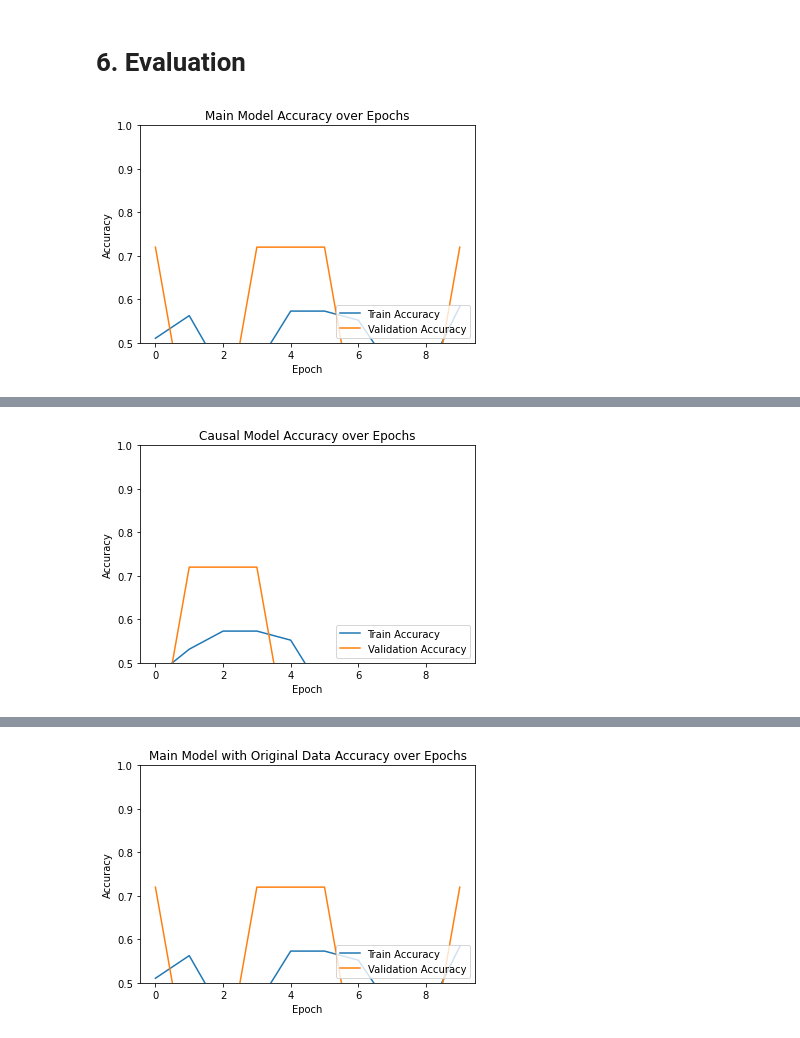
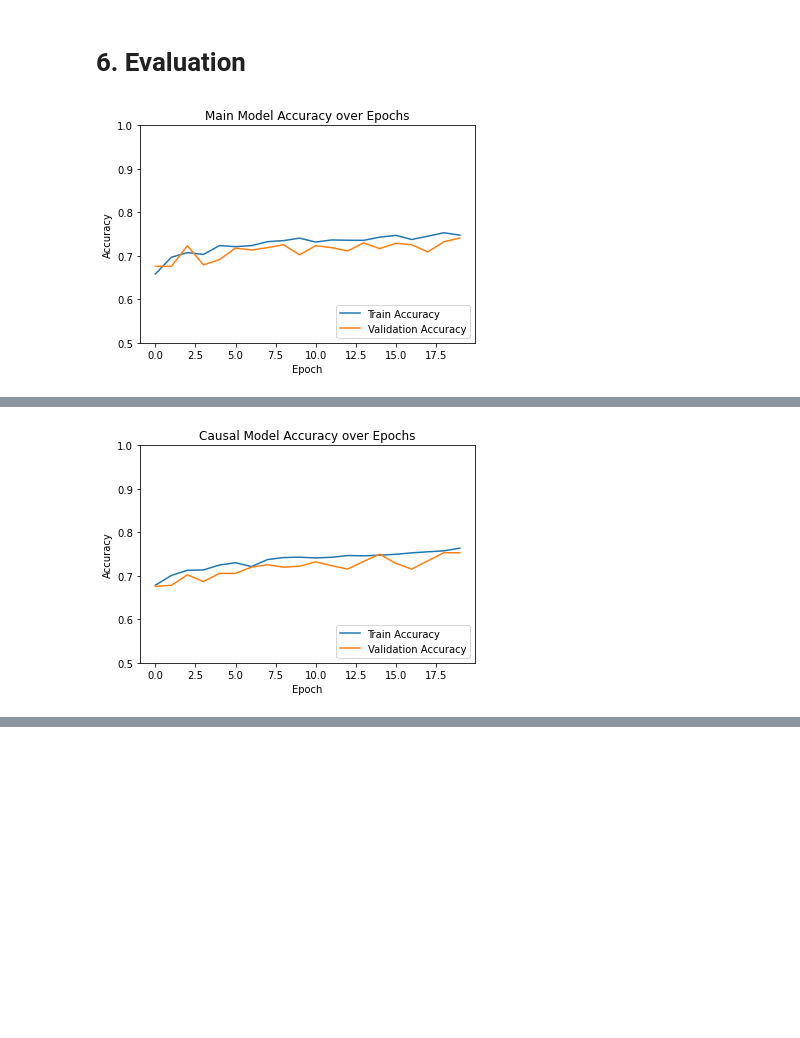
Before and after one commit to nightsplinter/pki, a Jupyter notebook: code/00_CNN/solution.ipynb, the cells around one changed output, grey strips where cells are left out. Drawn from its saved outputs; the diff is of its cells as text; code cells hidden in the pictures; blank space fills up the shorter version.

Commit message:
Updating CNNs, i.e. improving code by outsourcing and adapting to the new data set

```diff
--- a/code/00_CNN/solution.ipynb
+++ b/code/00_CNN/solution.ipynb
@@ -281,0 +220,13 @@ wandb: Adding directory to artifact (./models)... Done. 0.0s
+# %%
+# Training des Modells
+history = train_and_wandbLog(
+    model, mel_train, labels_train, mel_test, labels_test, with_future=True
+)
+causal_history = train_and_wandbLog(
+    causal_model,
+    mel_train,
+    labels_train,
+    mel_test,
+    labels_test,
+    with_future=False,
+)
@@ -286,8 +253,12 @@ import matplotlib.pyplot as plt
 
 
 def plot_accuracy_and_evaluate(
-    model: Sequential, history: Sequential, mel_test: dict, labels_test: dict,
-    model_name: str="Model") -> None:
+    model: Sequential,
+    history: Sequential,
+    mel_test: dict,
+    labels_test: dict,
+    model_name: str = "Model",
+) -> None:
     """Plottet die Trainings- und Validierungsgenauigkeit.
 
     :param model: Modell, das evaluiert werden soll
@@ -296,56 +267,32 @@ def plot_accuracy_and_evaluate(
     :param labels_test: Testlabels
     :param model_name: Name des Modells
     """
     plt.plot(history.history["accuracy"], label="Train Accuracy")
     plt.plot(history.history["val_accuracy"], label="Validation Accuracy")
     plt.xlabel("Epoch")
     plt.ylabel("Accuracy")
     plt.ylim([0.5, 1])
     plt.title(f"{model_name} Accuracy over Epochs")
     plt.legend(loc="lower right")
     plt.show()
 
     test_loss, test_acc = model.evaluate(mel_test, labels_test, verbose=2)
     print(f"{model_name} Test Accuracy: {test_acc:.4f}")
     print(f"{model_name} Test Loss: {test_loss:.4f}")
 
 
 # Beispielaufruf für das Standardmodell
 plot_accuracy_and_evaluate(
     model, history, mel_test, labels_test, model_name="Main Model"
 )
 
 # Beispielaufruf für das Causal Modell
 plot_accuracy_and_evaluate(
     causal_model,
-    history_causal,
+    causal_history,
     mel_test,
     labels_test,
     model_name="Causal Model",
 )
-
-# Testen mit den Originaldaten
-data_path = (
-    "/Users/paula/Documents/thm/pki/code/data/virufy-data/clinical/original/"
-)
-test_mels, test_labels = convert_audio_files_to_mel_spectrogram(
-    data_path, labels_dict
-)
-test_labels = to_categorical(test_labels, num_classes=len(labels_dict))
-mel_test, labels_test = test_mels, test_labels
-plot_accuracy_and_evaluate(
-    model,
-    history,
-    mel_test,
-    labels_test,
-    model_name="Main Model with Original Data",
-)
-plot_accuracy_and_evaluate(
-    causal_model,
-    history,
-    mel_test,
-    labels_test,
-    model_name="Causal Model with Original Data",
-)
 # %% [output]
-[figure, old version]
+[figure, new version]
@@ -355 +302 @@ Main Model Test Loss: 0.6076
-[figure, old version]
+[figure, new version]
@@ -359 +305,0 @@ Causal Model Test Loss: 0.7014
-[figure, removed]
```
Also changed, not shown: parts of 14 cells of this notebook, 1 other file.
